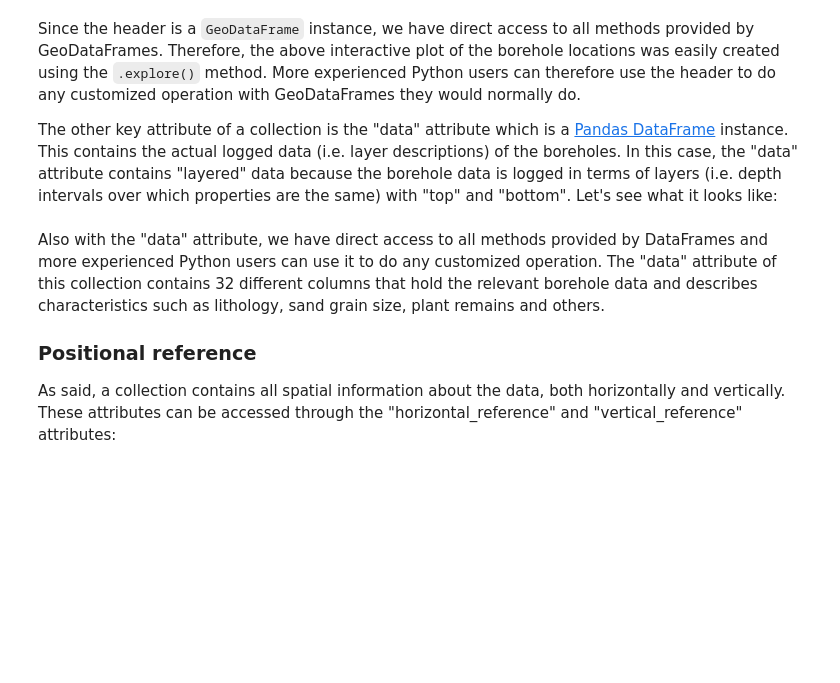
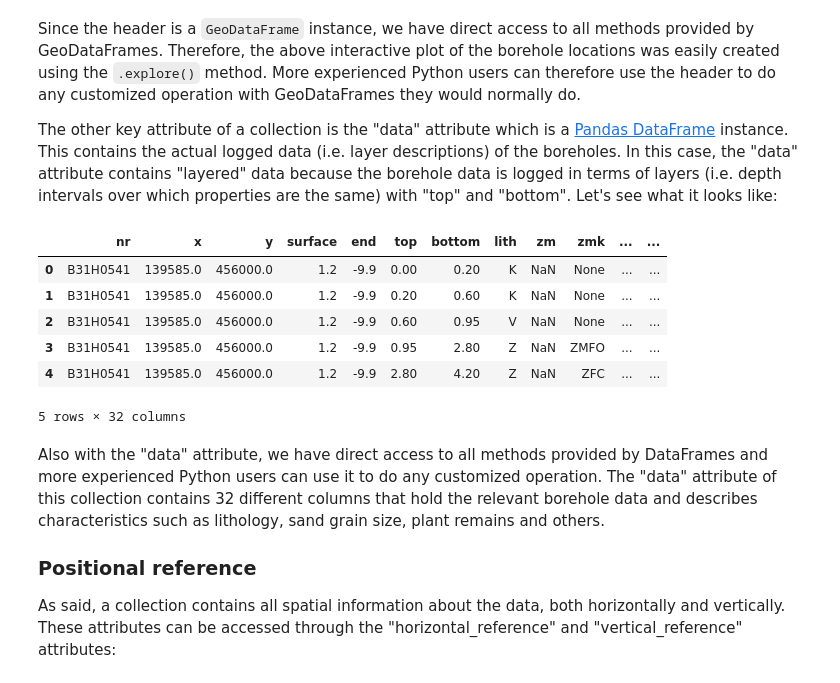
Before and after one commit to Deltares-research/geost, a Jupyter notebook: docs/getting_started/introduction.ipynb, the cells around one changed output. Drawn from its saved outputs; the diff is of its cells as text; code cells hidden in the pictures; blank space fills up the shorter version.

```diff
--- a/docs/getting_started/introduction.ipynb
+++ b/docs/getting_started/introduction.ipynb
@@ -67,3 +76,13 @@ print(usp_boreholes.data)
+# %%
+usp_boreholes.data.head()  # First five rows of the data table.
+# %% [output]
+|  | nr | x | y | surface | end | top | bottom | lith | zm | zmk | ... | ... |
+| 0 | B31H0541 | 139585.0 | 456000.0 | 1.2 | -9.9 | 0.00 | 0.20 | K | NaN | None | ... | ... |
+| 1 | B31H0541 | 139585.0 | 456000.0 | 1.2 | -9.9 | 0.20 | 0.60 | K | NaN | None | ... | ... |
+| 2 | B31H0541 | 139585.0 | 456000.0 | 1.2 | -9.9 | 0.60 | 0.95 | V | NaN | None | ... | ... |
+| 3 | B31H0541 | 139585.0 | 456000.0 | 1.2 | -9.9 | 0.95 | 2.80 | Z | NaN | ZMFO | ... | ... |
+| 4 | B31H0541 | 139585.0 | 456000.0 | 1.2 | -9.9 | 2.80 | 4.20 | Z | NaN | ZFC | ... | ... |
+5 rows × 32 columns
 # %% [markdown]
 Also with the "data" attribute, we have direct access to all methods provided by DataFrames and more experienced Python users can use it to do any customized operation. The "data" attribute of this collection contains 32 different columns that hold the relevant borehole data and describes characteristics such as lithology, sand grain size, plant remains and others.
 
```
Also changed, not shown: parts of 7 cells of this notebook, 6 other files.
